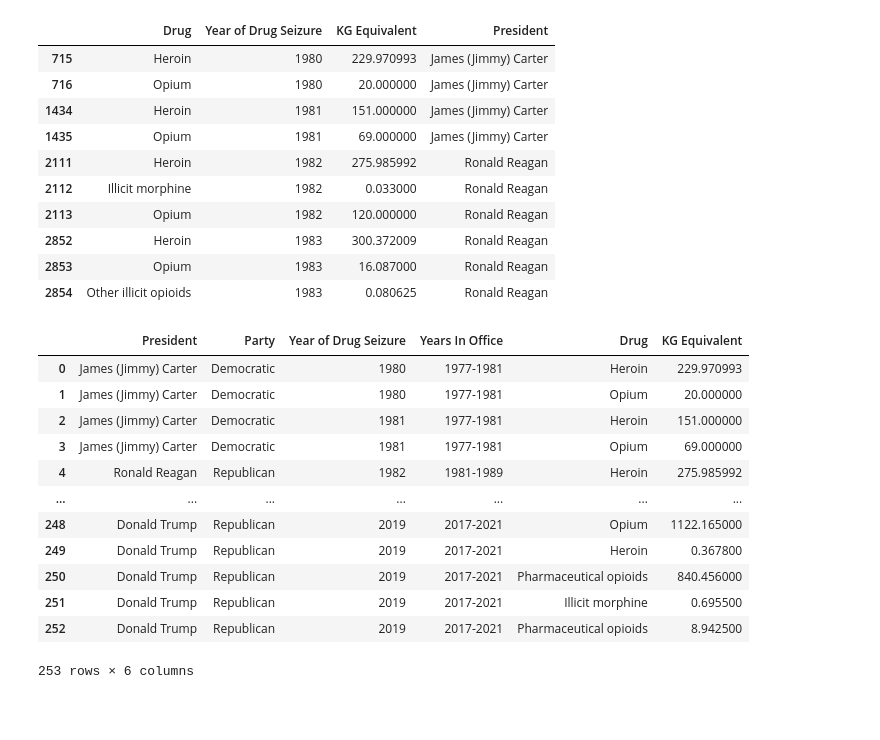
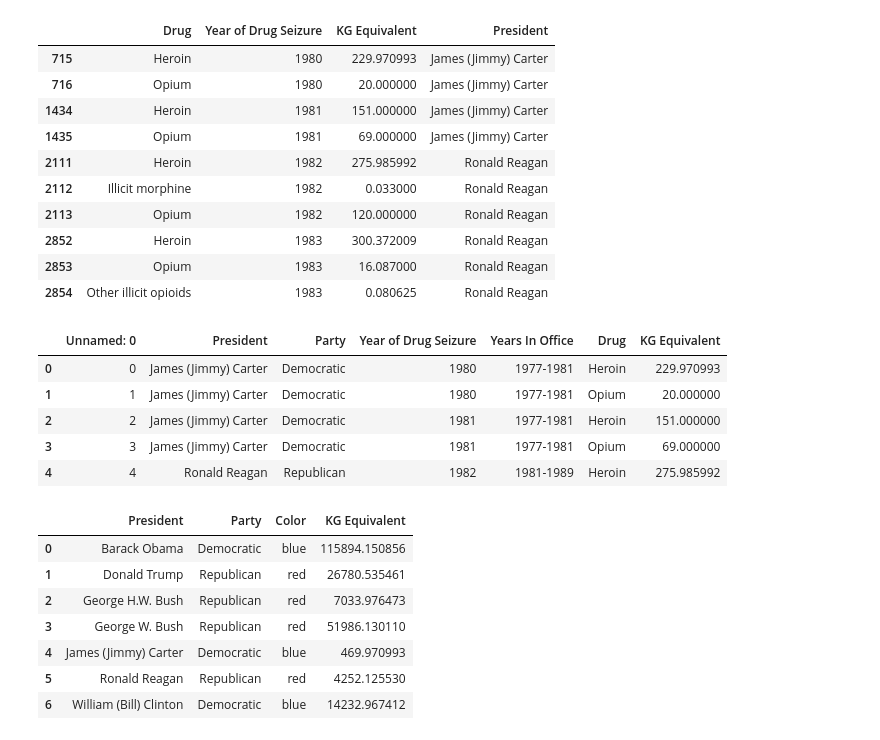
Before and after one commit to daraa17/drug-seizures, a Jupyter notebook: America_Seizure_Presidents.ipynb, the cells around one changed output. Saved outputs shown, nothing was run; the diff lists cells and outputs as text; code cells hidden in the pictures; blank space fills up the shorter version.

```diff
--- a/America_Seizure_Presidents.ipynb
+++ b/America_Seizure_Presidents.ipynb
@@ -149,21 +149,7 @@ us_opioids[:10]
 | 2853 | Opium | 1983 | 16.087000 | Ronald Reagan |
 | 2854 | Other illicit opioids | 1983 | 0.080625 | Ronald Reagan |
 # %%
-us_opioids.merge(p_df,on="President")[["President","Party","Year of Drug Seizure","Years In Office","Drug","KG Equivalent"]]
+uso_merged=us_opioids.merge(p_df,on="President")[["President","Party","Year of Drug Seizure","Years In Office","Drug","KG Equivalent"]]
-# %% [output]
-|  | President | Party | Year of Drug Seizure | Years In Office | Drug | KG Equivalent |
-| 0 | James (Jimmy) Carter | Democratic | 1980 | 1977-1981 | Heroin | 229.970993 |
-| 1 | James (Jimmy) Carter | Democratic | 1980 | 1977-1981 | Opium | 20.000000 |
-| 2 | James (Jimmy) Carter | Democratic | 1981 | 1977-1981 | Heroin | 151.000000 |
-| 3 | James (Jimmy) Carter | Democratic | 1981 | 1977-1981 | Opium | 69.000000 |
-| 4 | Ronald Reagan | Republican | 1982 | 1981-1989 | Heroin | 275.985992 |
-| ... | ... | ... | ... | ... | ... | ... |
-| 248 | Donald Trump | Republican | 2019 | 2017-2021 | Opium | 1122.165000 |
-| 249 | Donald Trump | Republican | 2019 | 2017-2021 | Heroin | 0.367800 |
-| 250 | Donald Trump | Republican | 2019 | 2017-2021 | Pharmaceutical opioids | 840.456000 |
-| 251 | Donald Trump | Republican | 2019 | 2017-2021 | Illicit morphine | 0.695500 |
-| 252 | Donald Trump | Republican | 2019 | 2017-2021 | Pharmaceutical opioids | 8.942500 |
-253 rows × 6 columns
 # %%
 #us_df['President'] = pd.cut(us_df.Year, [1977,1981,1989,1993,2001,2009,2017,2021])
 # %%
@@ -172,0 +161,23 @@ us_opioids.to_csv('data/us_opioids.csv')
+# %%
+df3.head()
+# %% [output]
+|  | Unnamed: 0 | President | Party | Year of Drug Seizure | Years In Office | Drug | KG Equivalent |
+| 0 | 0 | James (Jimmy) Carter | Democratic | 1980 | 1977-1981 | Heroin | 229.970993 |
+| 1 | 1 | James (Jimmy) Carter | Democratic | 1980 | 1977-1981 | Opium | 20.000000 |
+| 2 | 2 | James (Jimmy) Carter | Democratic | 1981 | 1977-1981 | Heroin | 151.000000 |
+| 3 | 3 | James (Jimmy) Carter | Democratic | 1981 | 1977-1981 | Opium | 69.000000 |
+| 4 | 4 | Ronald Reagan | Republican | 1982 | 1981-1989 | Heroin | 275.985992 |
+# %%
+#Sum of KG column by president
+KG_summed = df3.groupby(['President', 'Party', 'Color'])['KG Equivalent'].sum().reset_index()
+#KG_summed ['Party']= {'Democratic': 'blue', 'Republican': 'red'}
+KG_summed
+# %% [output]
+|  | President | Party | Color | KG Equivalent |
+| 0 | Barack Obama | Democratic | blue | 115894.150856 |
+| 1 | Donald Trump | Republican | red | 26780.535461 |
+| 2 | George H.W. Bush | Republican | red | 7033.976473 |
+| 3 | George W. Bush | Republican | red | 51986.130110 |
+| 4 | James (Jimmy) Carter | Democratic | blue | 469.970993 |
+| 5 | Ronald Reagan | Republican | red | 4252.125530 |
+| 6 | William (Bill) Clinton | Democratic | blue | 14232.967412 |
```
Also changed, not shown: parts of 6 cells of this notebook.
